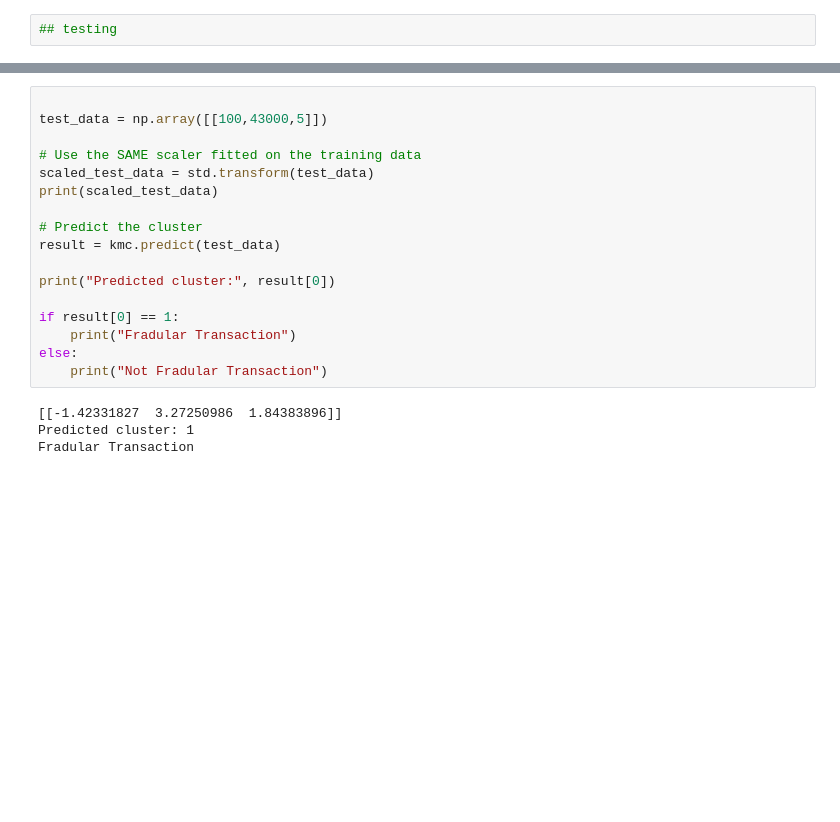
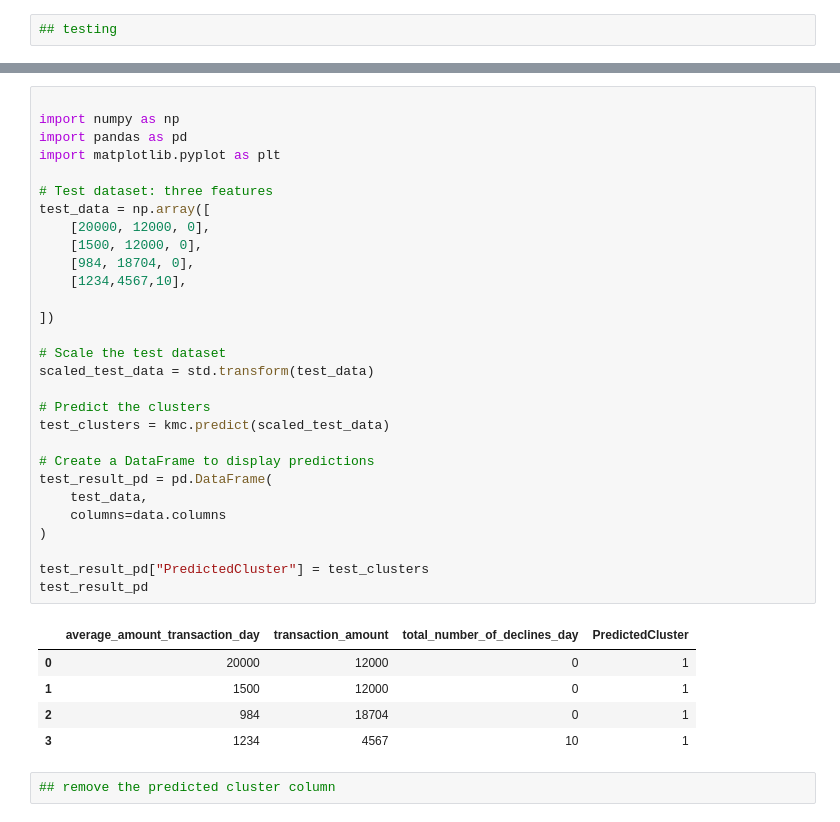
Before and after one commit to savindumahasen/Credict-Card-Fraud-Detection, a Jupyter notebook: creditcardfrauddetection.ipynb, the cells around one changed output, grey strips where cells are left out. Drawn from its saved outputs; the diff is of its cells as text; blank space fills up the shorter version.

```diff
--- a/creditcardfrauddetection.ipynb
+++ b/creditcardfrauddetection.ipynb
@@ -650,21 +662,37 @@ Features used by K-Means: 3
 # %%
 
-test_data = np.array([[100,43000,5]])
+import numpy as np
+import pandas as pd
+import matplotlib.pyplot as plt
 
-# Use the SAME scaler fitted on the training data
+# Test dataset: three features
+test_data = np.array([
+    [20000, 12000, 0],
+    [1500, 12000, 0],
+    [984, 18704, 0],
+    [1234,4567,10],
+
+])
+
+# Scale the test dataset
 scaled_test_data = std.transform(test_data)
-print(scaled_test_data)
 
-# Predict the cluster
-result = kmc.predict(test_data)
+# Predict the clusters
+test_clusters = kmc.predict(scaled_test_data)
 
-print("Predicted cluster:", result[0])
+# Create a DataFrame to display predictions
+test_result_pd = pd.DataFrame(
+    test_data,
+    columns=data.columns
+)
 
-if result[0] == 1:
-    print("Fradular Transaction")
-else:
-    print("Not Fradular Transaction")
+test_result_pd["PredictedCluster"] = test_clusters
+test_result_pd
 # %% [output]
-[[-1.42331827  3.27250986  1.84383896]]
-Predicted cluster: 1
-Fradular Transaction
+|  | average_amount_transaction_day | transaction_amount | total_number_of_declines_day | PredictedCluster |
+| 0 | 20000 | 12000 | 0 | 1 |
+| 1 | 1500 | 12000 | 0 | 1 |
+| 2 | 984 | 18704 | 0 | 1 |
+| 3 | 1234 | 4567 | 10 | 1 |
+# %%
+## remove the predicted cluster column
```
Also changed, not shown: parts of 5 cells of this notebook.
